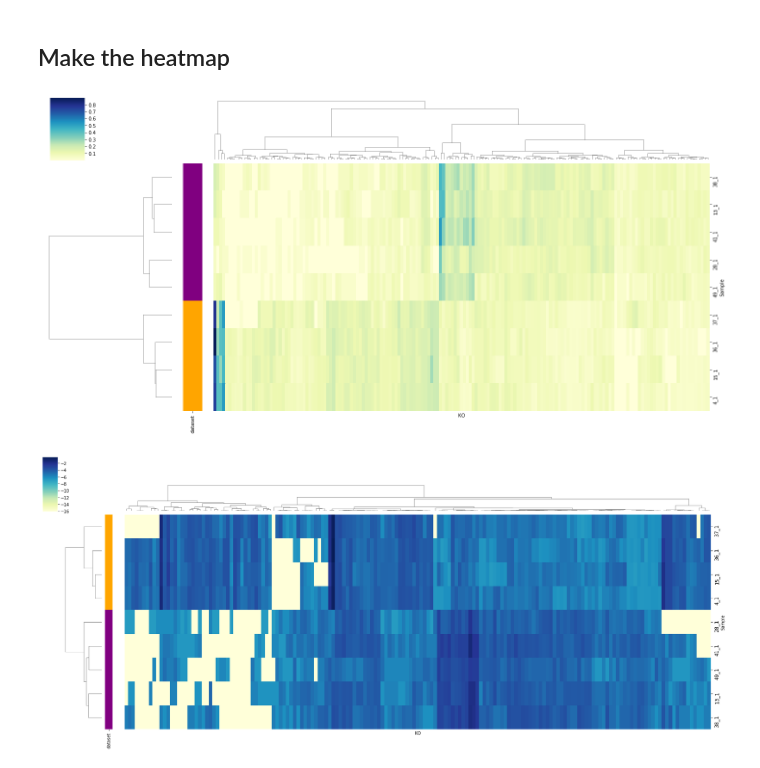
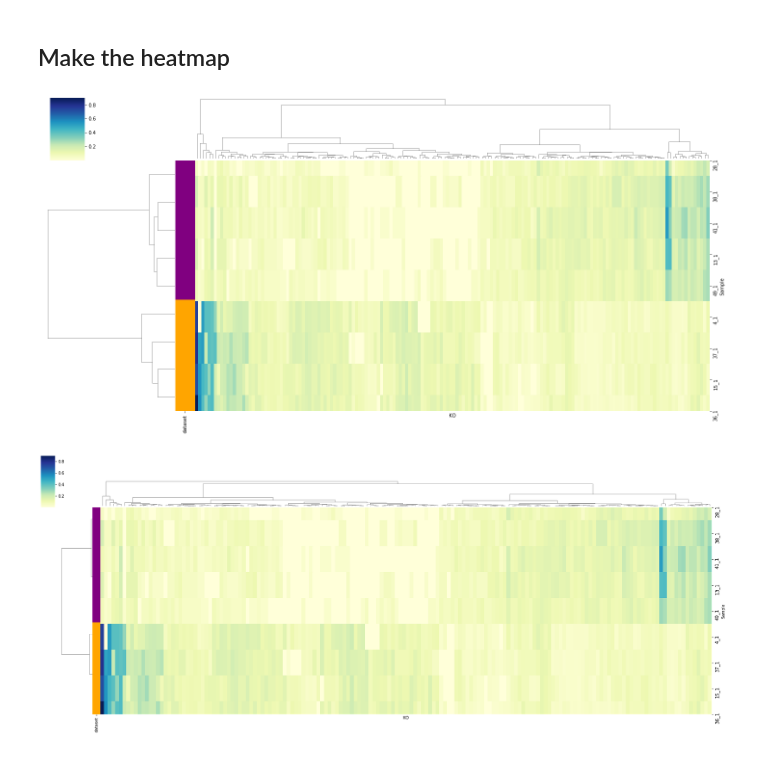
Before and after one commit to nvpatin/Norovirus_manuscript, a Jupyter notebook: KOs_signifdiff_heatmap.ipynb, the cells around one changed output. Saved outputs shown, nothing was run; the diff lists cells and outputs as text; code cells hidden in the pictures.

```diff
--- a/KOs_signifdiff_heatmap.ipynb
+++ b/KOs_signifdiff_heatmap.ipynb
@@ -113,8 +113,8 @@ df4
 # %% [markdown]
 #### Fill new rows with results of scipy stats ttest
 # %%
-df4.iloc[9] = np.array(stats.ttest_ind(df4.iloc[:4, :], df4.iloc[4:9, :], axis=0, equal_var=False))[0]
-df4.iloc[10] = np.array(stats.ttest_ind(df4.iloc[:4, :], df4.iloc[4:9, :], axis=0, equal_var=False))[1]
+df4.iloc[9] = np.array(stats.ttest_ind(df4.iloc[:4, :], df4.iloc[4:9, :], axis=0, equal_var=True))[0]
+df4.iloc[10] = np.array(stats.ttest_ind(df4.iloc[:4, :], df4.iloc[4:9, :], axis=0, equal_var=True))[1]
 df4
 # %% [output]
 | KO | K00003 | K00005 | K00008 | K00009 | K00010 | K00012 | K00013 | K00014 | K00016 | K00018 | ... | ... |
@@ -382,20 +336,20 @@ sample_colors.head()
 # %% [markdown]
 ## Make the heatmap
 # %%
-p = sns.clustermap(df3_log, cmap='YlGnBu', figsize=(20,10), xticklabels=False, method='ward', metric='euclidean', row_colors = sample_colors)
+p = sns.clustermap(df3_sqrt, cmap='YlGnBu', figsize=(20,10), xticklabels=False, method='ward', metric='euclidean', row_colors = sample_colors)
 # %% [output]
-[figure, old version]
+[figure, new version]
 # %%
-p = sns.clustermap(df3_log, cmap='YlGnBu', method='ward', metric='euclidean', xticklabels=False, row_colors = sample_colors)
+p = sns.clustermap(df3_sqrt, cmap='YlGnBu', method='ward', metric='euclidean', xticklabels=False, row_colors = sample_colors)
 hm = p.ax_heatmap.get_position()
 plt.setp(p.ax_heatmap.yaxis.get_majorticklabels(), fontsize=12)
 plt.setp(p.ax_heatmap.xaxis.get_majorticklabels(), fontsize=18)
 p.ax_heatmap.set_position([hm.x0, hm.y0, hm.width*3, hm.height])
 col = p.ax_col_dendrogram.get_position()
 row = p.ax_row_dendrogram.get_position()
 p.ax_col_dendrogram.set_position([col.x0, col.y0, col.width*3, col.height*0.5])
 p.ax_row_dendrogram.set_position([row.x0+0.07, row.y0, row.width*0.75, row.height])
 # %% [output]
-[figure, old version]
+[figure, new version]
 # %%
 p.savefig("All_SD_KOs_log.png")
```
Also changed, not shown: parts of 19 cells of this notebook.
